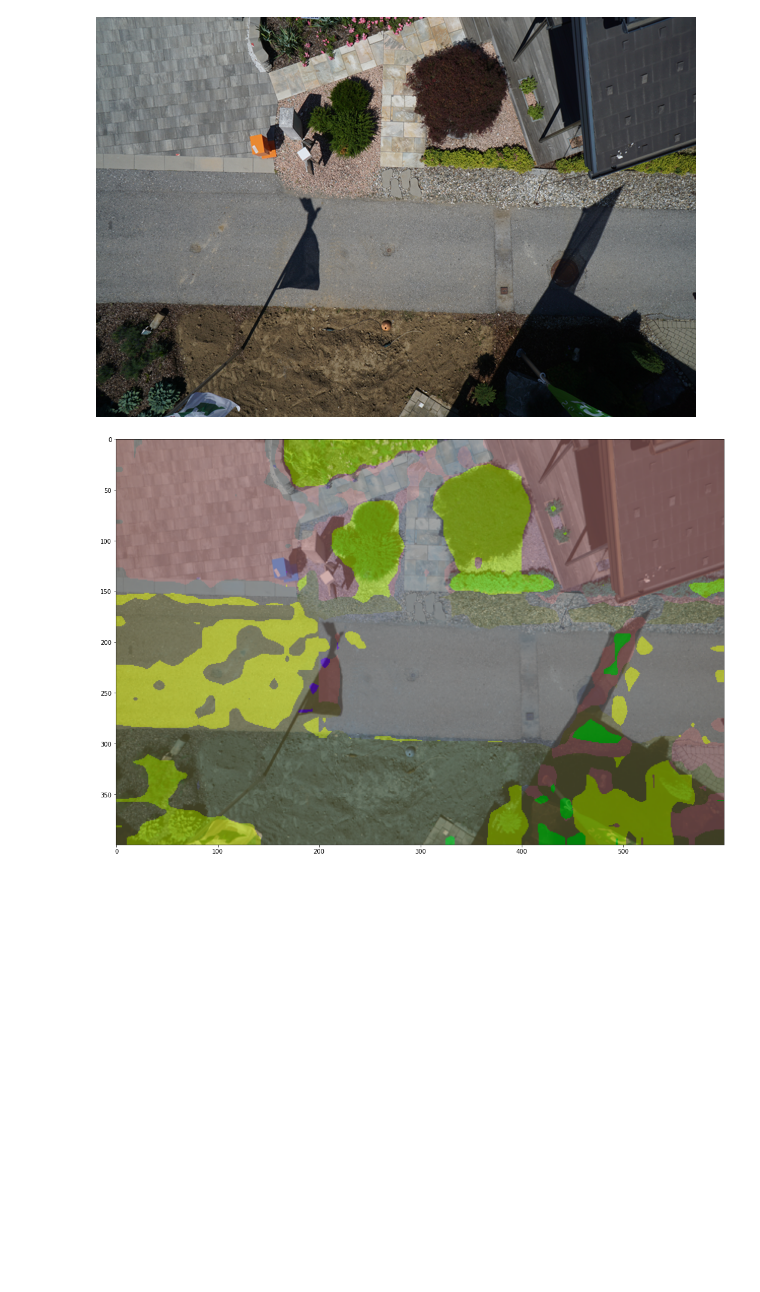
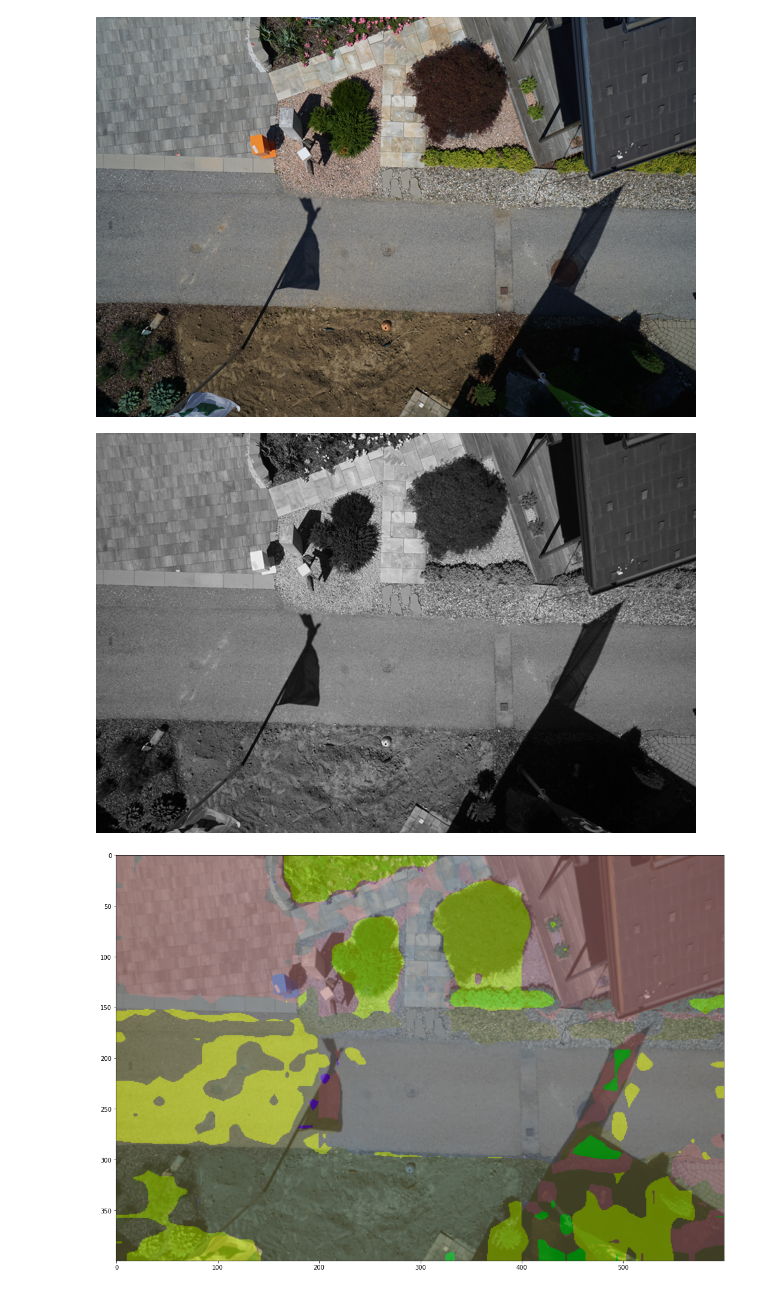
Before and after one commit to anushkaray/mmsegmentation, a Jupyter notebook: demo/inference_demo_2.ipynb, the cells around one changed output. Cells and saved outputs as stored; diff of their text form; code cells hidden in the pictures; blank space fills up the shorter version.

```diff
--- a/demo/inference_demo_2.ipynb
+++ b/demo/inference_demo_2.ipynb
@@ -32,6 +32,12 @@ pix = np.array(im1)
 width:  6000
 height:  4000
 [figure]
+# %%
+pix = pix[:,:,0]
+pil_image=Image.fromarray(pix)
+pil_image.show()
+# %% [output]
+[figure, added]
 # %%
 # test a single image
 # img2 = '013.jpg'
```
Also changed, not shown: 8 other files.
